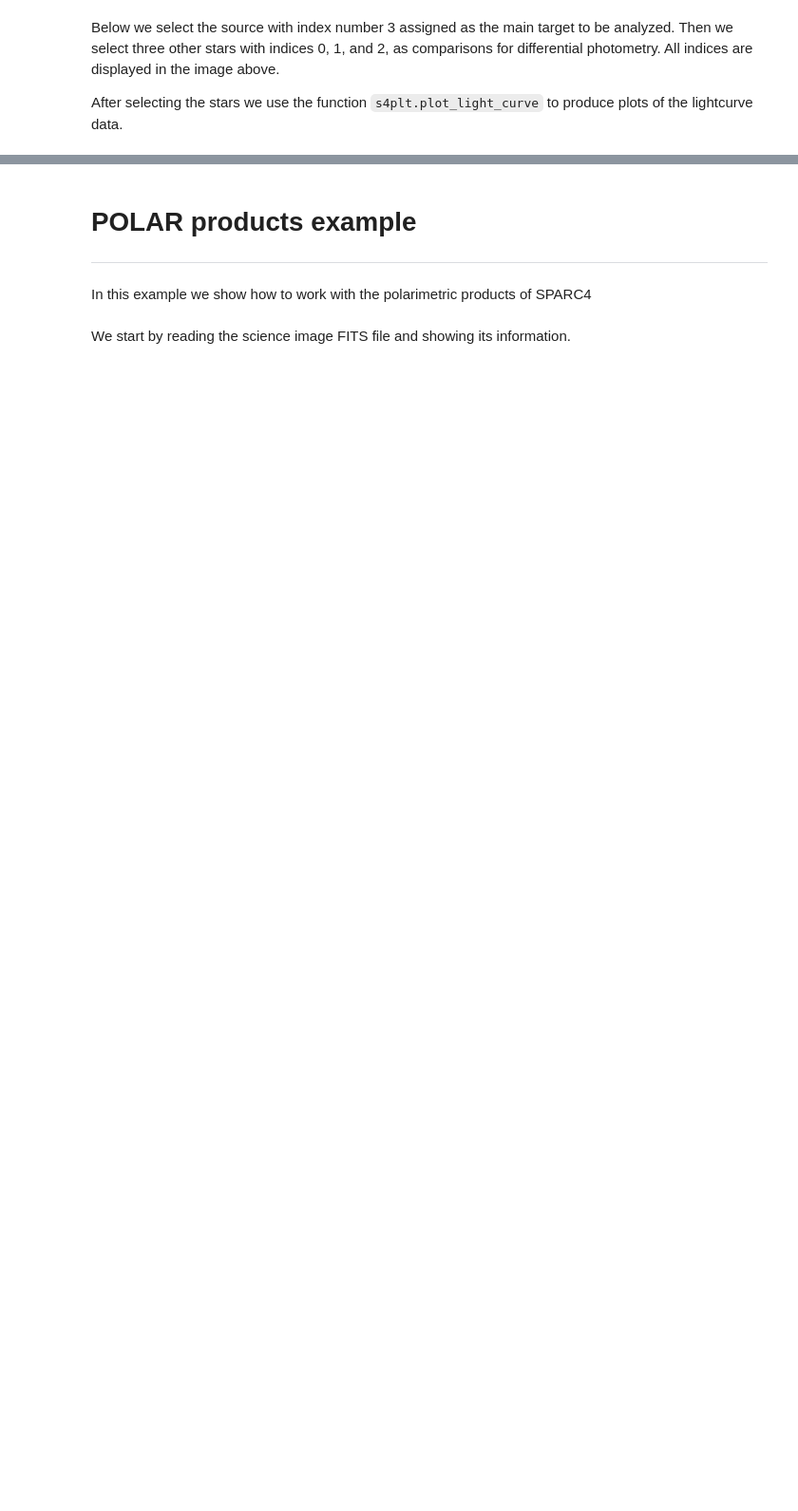
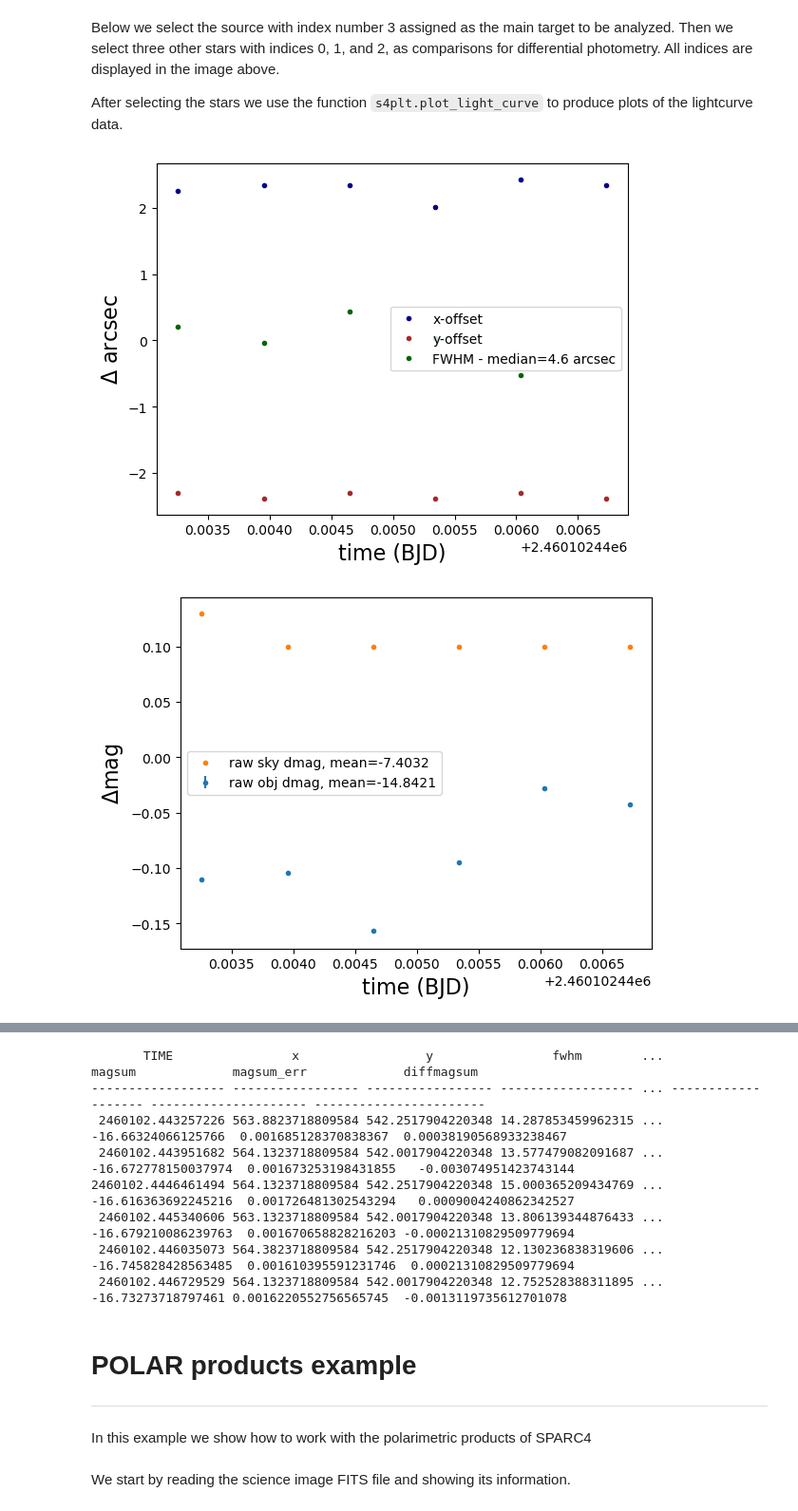
Before and after one commit to edermartioli/sparc4-pipeline, a Jupyter notebook: notebooks/sp4_products.ipynb, the cells around one changed output, grey strips where cells are left out. Shown at 95% size. Saved outputs shown, nothing was run; the diff lists cells and outputs as text; code cells hidden in the pictures; blank space fills up the shorter version.

```diff
--- a/notebooks/sp4_products.ipynb
+++ b/notebooks/sp4_products.ipynb
@@ -19,17 +19,17 @@ Here we assign a string variable to each file path used in this notebook
 # %%
-db_example = '/Volumes/Samsung_T5/Data/SPARC4/minidata/reduced/sparc4acs1/20230606/20230606_sparc4acs1_db.fits'
+db_example = '/Users/eder/Data/SPARC4/minidata/reduced/sparc4acs1/20230605/20230605_sparc4acs1_db.fits'
 
-phot_stack_example = '/Volumes/Samsung_T5/Data/SPARC4/minidata/reduced/sparc4acs1/20230606/20230606_s4c1_Gain1_1_Conventional_2_ltt4816_stack.fits'
+phot_stack_example = '/Users/eder/Data/SPARC4/minidata/reduced/sparc4acs1/20230605/20230605_s4c1_Gain1_1_Conventional_2_CR3__stack.fits'
 
-phot_lightcurve_example ='/Volumes/Samsung_T5/Data/SPARC4/minidata/reduced/sparc4acs1/20230606/20230606_s4c1_ltt4816_lc.fits'
+phot_lightcurve_example ='/Users/eder/Data/SPARC4/minidata/reduced/sparc4acs1/20230606/20230606_s4c1_ltt4816_S_lc.fits'
 
-polar_proc_example = '/Volumes/Samsung_T5/Data/SPARC4/minidata/reduced/sparc4acs1/20230604/20230604_s4c1_000471_stdpol_proc.fits'
+polar_proc_example = '/Users/eder/Data/SPARC4/minidata/reduced/sparc4acs1/20230604/20230604_s4c1_000471_stdpol_proc.fits'
 
-polar_stack_example = '/Volumes/Samsung_T5/Data/SPARC4/minidata/reduced/sparc4acs1/20230604/20230604_s4c1_Hilt652_POLAR_L2_stack.fits'
+polar_stack_example = '/Users/eder/Data/SPARC4/minidata/reduced/sparc4acs1/20230604/20230604_s4c1_Gain1_1_Conventional_2_Hilt652_POLAR_L2__stack.fits'
 
-polar_example = '/Volumes/Samsung_T5/Data/SPARC4/minidata/reduced/sparc4acs1/20230604/20230604_s4c1_000471_stdpol_l2_polar.fits'
+polar_example = '/Users/eder/Data/SPARC4/minidata/reduced/sparc4acs1/20230604/20230604_s4c1_000471_stdpol_l2_polar.fits'
 
-polar_time_series_example = '/Volumes/Samsung_T5/Data/SPARC4/minidata/reduced/sparc4acs1/20230604/20230604_s4c1_Hilt652_POLAR_L2_ts.fits'
+polar_time_series_example = '/Users/eder/Data/SPARC4/minidata/reduced/sparc4acs1/20230604/20230604_s4c1_Hilt652_POLAR_L2_ts.fits'
 # %% [markdown]
 # DB product example
 ***
@@ -78,7 +173,12 @@ After selecting the stars we use the function `s4plt.plot_light_curve` to produc
 # %%
 target=3
 comps=[0,1,2]
 
-s4plt.plot_light_curve(phot_lightcurve_example, target=target, comps=comps, nsig=10,
-                     plot_coords=True, plot_rawmags=True, plot_sum=True,
-                     plot_comps=True, catalog_name=catalog)
+lc = s4plt.plot_light_curve(phot_lightcurve_example, target=target, comps=comps, nsig=10,
+                            plot_coords=True, plot_rawmags=True, plot_sum=True,
+                            plot_comps=True, catalog_name=catalog)
+
+print(lc)
+# %% [output]
+[figure, added]
+[figure, added]
@@ -85,3 +186,11 @@ s4plt.plot_light_curve(phot_lightcurve_example, target=target, comps=comps, nsig
+       TIME                x                 y                fwhm        ...        magsum             magsum_err             diffmagsum
+------------------ ----------------- ----------------- ------------------ ... ------------------- --------------------- -----------------------
+ 2460102.443257226 563.8823718809584 542.2517904220348 14.287853459962315 ...  -16.66324066125766  0.001685128370838367  0.00038190568933238467
+ 2460102.443951682 564.1323718809584 542.0017904220348 13.577479082091687 ... -16.672778150037974  0.001673253198431855   -0.003074951423743144
+2460102.4446461494 564.1323718809584 542.2517904220348 15.000365209434769 ... -16.616363692245216  0.001726481302543294   0.0009004240862342527
+ 2460102.445340606 563.1323718809584 542.0017904220348 13.806139344876433 ... -16.679210086239763  0.001670658828216203 -0.00021310829509779694
+ 2460102.446035073 564.3823718809584 542.2517904220348 12.130236838319606 ... -16.745828428563485  0.001610395591231746  0.00021310829509779694
+ 2460102.446729529 564.1323718809584 542.0017904220348 12.752528388311895 ...  -16.73273718797461 0.0016220552756565745  -0.0013119735612701078
 # %% [markdown]
 # POLAR products example
 ***
```
Also changed, not shown: parts of 23 cells of this notebook, 2 other files.
